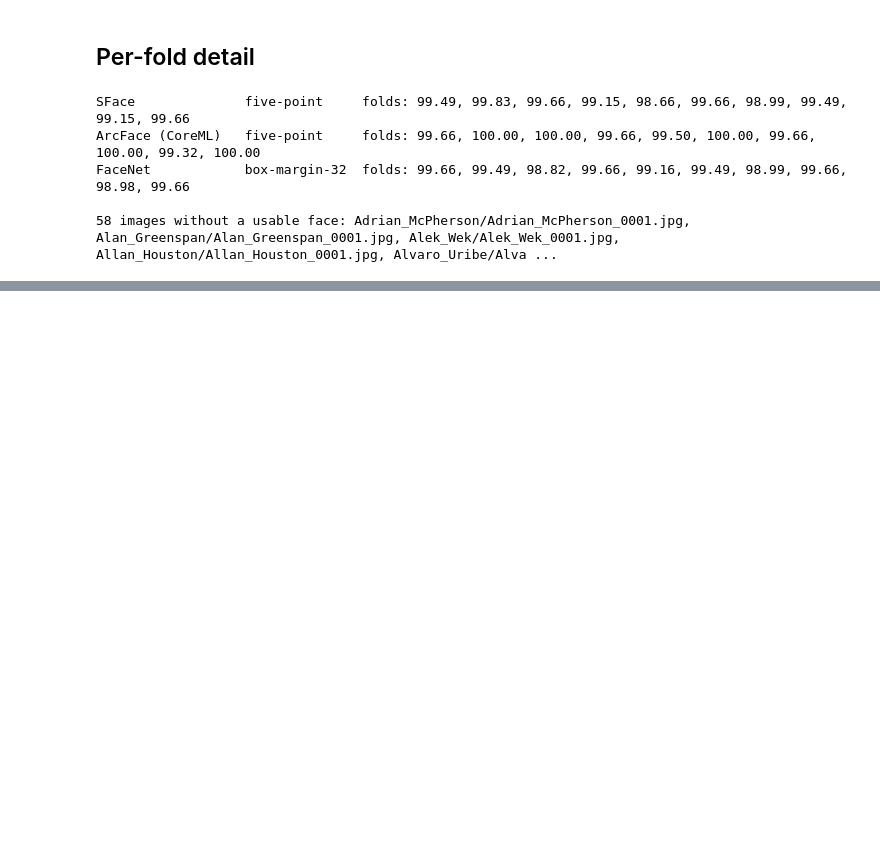
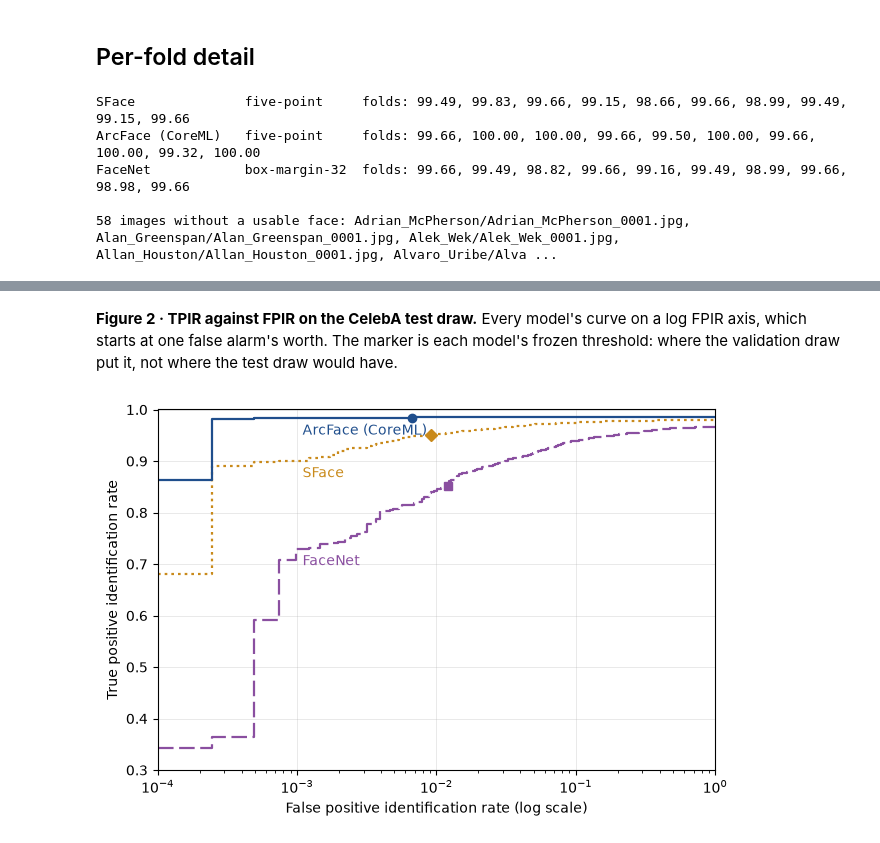
Before and after one commit to ShikhJohari/Ryuk, a Jupyter notebook: notebooks/02-evaluation.ipynb, the cells around one changed output, grey strips where cells are left out. Cells and saved outputs as stored; diff of their text form; code cells hidden in the pictures; blank space fills up the shorter version.

```diff
--- a/notebooks/02-evaluation.ipynb
+++ b/notebooks/02-evaluation.ipynb
@@ -10,17 +10,23 @@ from pathlib import Path
 
 from IPython.display import Markdown, display
 
-from ryuk.evaluation.figures import lfw_roc
+from ryuk.evaluation.figures import lfw_roc, openset_curves
 from ryuk.evaluation.results import Results
-from ryuk.evaluation.tables import lfw_markdown, model_name
+from ryuk.evaluation.tables import lfw_markdown, model_name, openset_markdown, openset_table
 
 here = Path.cwd().resolve()
 root = next(p for p in (here, *here.parents) if (p / "evaluation" / "results.json").is_file())
 results = Results.model_validate_json((root / "evaluation" / "results.json").read_bytes())
 verification = results.verification
-provenance = verification.provenance
-print(
-    f"commit {provenance.commit[:12]}{' (dirty)' if provenance.dirty else ''}, "
-    f"{provenance.generated_at:%Y-%m-%d %H:%M} UTC, {provenance.machine}"
-)
+identification = results.identification
+if identification is None:
+    raise RuntimeError("no CelebA results: run `uv run ryuk evaluate celeba`")
+for name, provenance in (
+    ("LFW", verification.provenance),
+    ("CelebA", identification.provenance),
+):
+    print(
+        f"{name:7} commit {provenance.commit[:12]}{' (dirty)' if provenance.dirty else ''}, "
+        f"{provenance.generated_at:%Y-%m-%d %H:%M} UTC, {provenance.machine}"
+    )
 # %% [output]
@@ -96,0 +152,6 @@ FaceNet            box-margin-32  folds: 99.66, 99.49, 98.82, 99.66, 99.16, 99.4
+# %% [markdown]
+**Figure 2 · TPIR against FPIR on the CelebA test draw.** Every model's curve on a log FPIR axis, which starts at one false alarm's worth. The marker is each model's frozen threshold: where the validation draw put it, not where the test draw would have.
+# %%
+openset_curves(identification)
+# %% [output]
+[figure, added]
```
Also changed, not shown: parts of 11 cells of this notebook, 6 other files.
